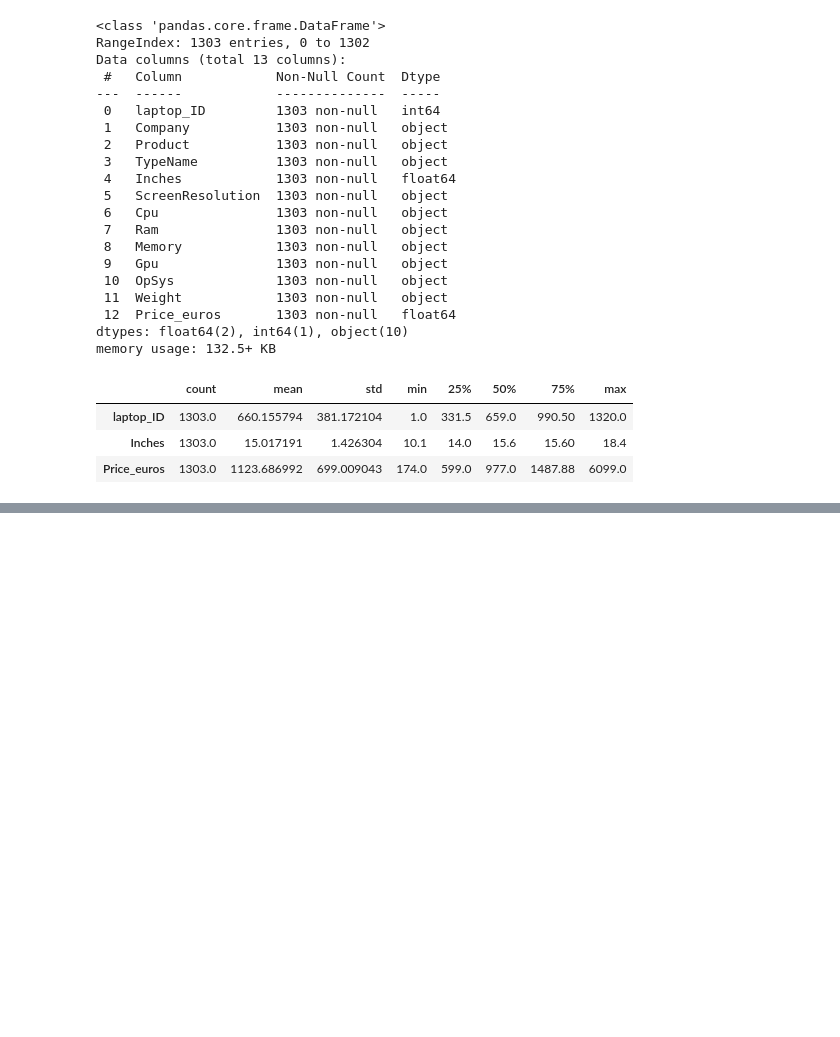
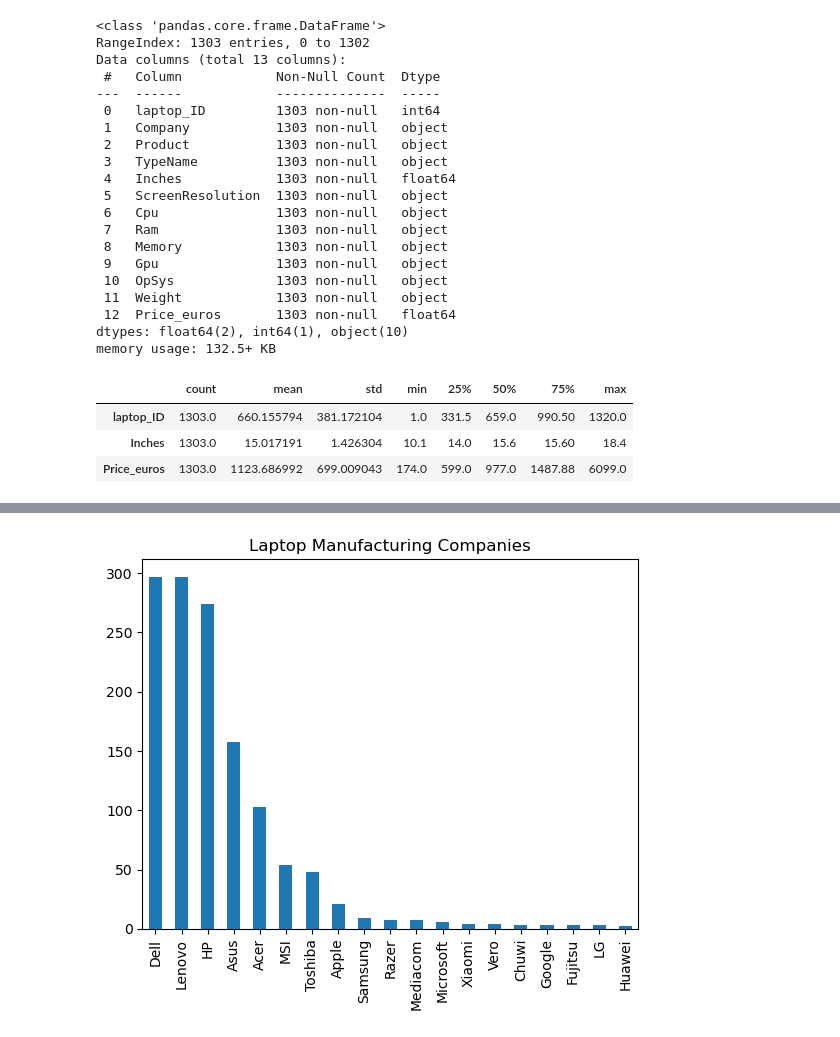
Before and after one commit to Sialsanwal/Data-Science, a Jupyter notebook: Laptop Price/EDA.ipynb, the cells around one changed output, grey strips where cells are left out. Cells and saved outputs as stored; diff of their text form; code cells hidden in the pictures; blank space fills up the shorter version.

```diff
--- a/Laptop Price/EDA.ipynb
+++ b/Laptop Price/EDA.ipynb
@@ -54,0 +85,6 @@ df.describe().T
+# %%
+df.Company.value_counts().plot(kind='bar')
+plt.title("Laptop Manufacturing Companies")
+plt.show()
+# %% [output]
+[figure, added]
```
Also changed, not shown: parts of 10 cells of this notebook.
